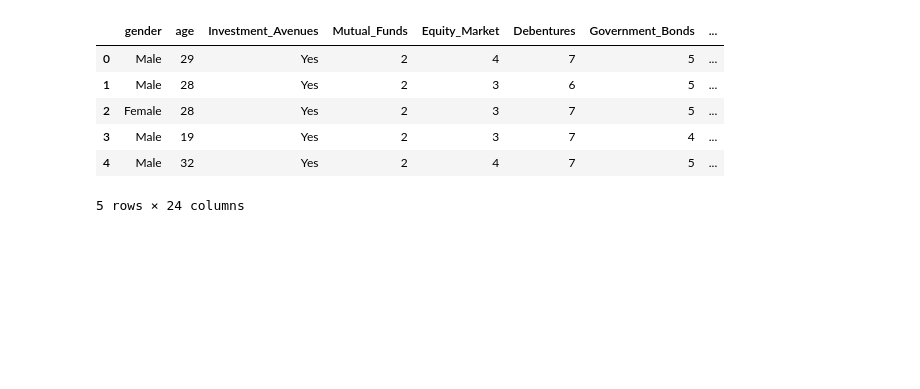
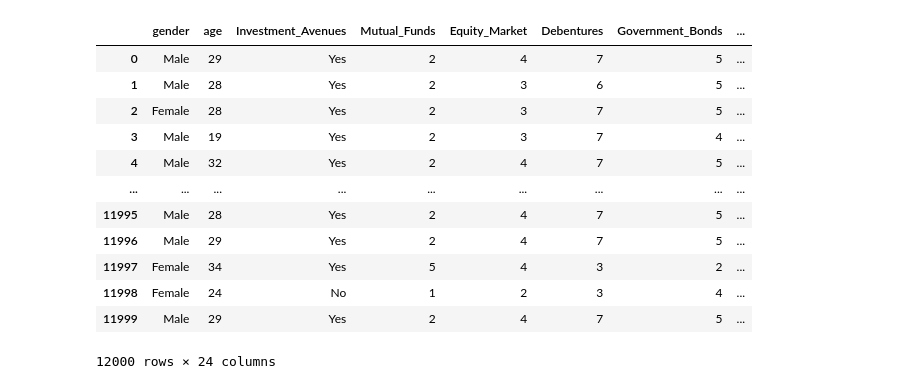
Before and after one commit to Symers/Data-Engineering-Group-Lima, a Jupyter notebook: testSpace.ipynb, the cells around one changed output. Drawn from its saved outputs; the diff is of its cells as text; code cells hidden in the pictures; blank space fills up the shorter version.

```diff
--- a/testSpace.ipynb
+++ b/testSpace.ipynb
@@ -1,17 +1,23 @@
 # %%
 import pandas as pd
 
 datafile = "Finance_Trends.csv"
-inputTable = pd.read_csv(datafile2)
-inputTable.head()
+inputTable = pd.read_csv(datafile)
+inputTable
 # %% [output]
 |  | gender | age | Investment_Avenues | Mutual_Funds | Equity_Market | Debentures | Government_Bonds | ... |
 | 0 | Male | 29 | Yes | 2 | 4 | 7 | 5 | ... |
 | 1 | Male | 28 | Yes | 2 | 3 | 6 | 5 | ... |
 | 2 | Female | 28 | Yes | 2 | 3 | 7 | 5 | ... |
 | 3 | Male | 19 | Yes | 2 | 3 | 7 | 4 | ... |
 | 4 | Male | 32 | Yes | 2 | 4 | 7 | 5 | ... |
+| ... | ... | ... | ... | ... | ... | ... | ... | ... |
+| 11995 | Male | 28 | Yes | 2 | 4 | 7 | 5 | ... |
+| 11996 | Male | 29 | Yes | 2 | 4 | 7 | 5 | ... |
+| 11997 | Female | 34 | Yes | 5 | 4 | 3 | 2 | ... |
+| 11998 | Female | 24 | No | 1 | 2 | 3 | 4 | ... |
+| 11999 | Male | 29 | Yes | 2 | 4 | 7 | 5 | ... |
-5 rows × 24 columns
+12000 rows × 24 columns
 # %%
 #Randomly Remove Values and create outliers
 
```
Also changed, not shown: parts of 5 cells of this notebook, 1 other file.
